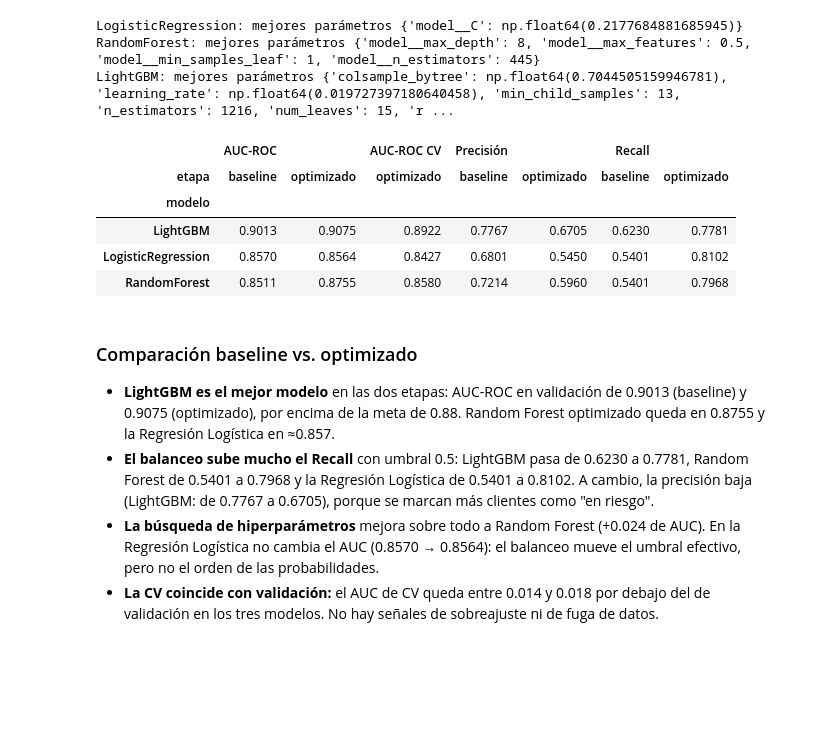
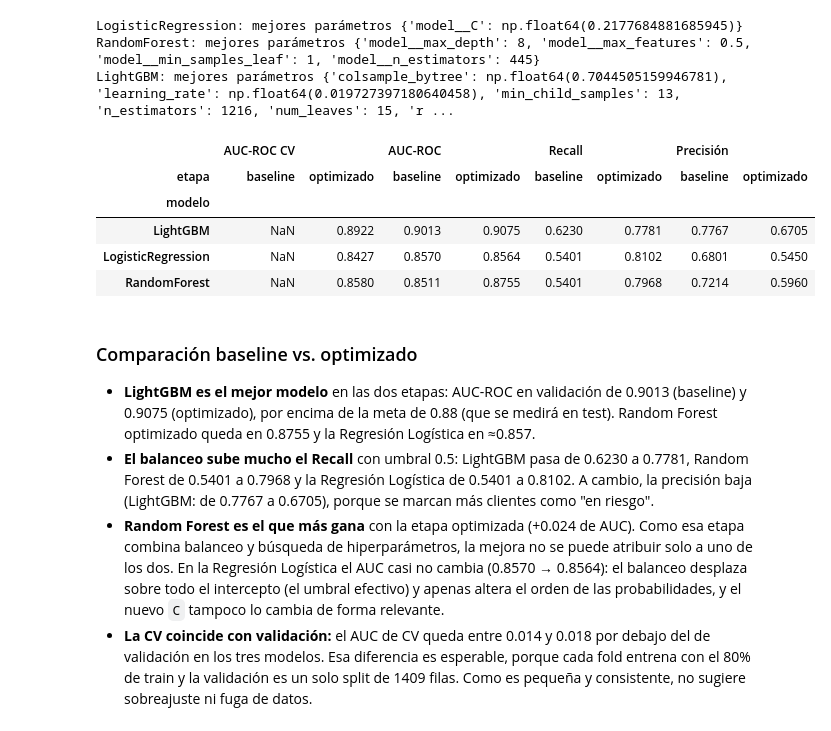
Before and after one commit to carabagiioo/interconnect-churn, a Jupyter notebook: interconnect_churn.ipynb, the cells around one changed output. Cells and saved outputs as stored; diff of their text form; code cells hidden in the pictures; blank space fills up the shorter version.

Commit message:
fix(notebook): address model comparison review notes
Clarify that the 0.88 goal is measured on test, that the optimized stage
mixes balancing and search, and why CV sits slightly below validation.
Show the comparison table in a single, ordered block.

Co-Authored-By: Claude Opus 5.5 <noreply@anthropic.com>

```diff
--- a/interconnect_churn.ipynb
+++ b/interconnect_churn.ipynb
@@ -398,19 +398,22 @@ LogisticRegression: mejores parámetros {'model__C': np.float64(0.21776848816859
 RandomForest: mejores parámetros {'model__max_depth': 8, 'model__max_features': 0.5, 'model__min_samples_leaf': 1, 'model__n_estimators': 445}
 LightGBM: mejores parámetros {'colsample_bytree': np.float64(0.7044505159946781), 'learning_rate': np.float64(0.019727397180640458), 'min_child_samples': 13, 'n_estimators': 1216, 'num_leaves': 15, 'r ...
 # %%
-results.pivot_table(index="modelo", columns="etapa",
-                    values=["AUC-ROC CV", "AUC-ROC", "Recall", "Precisión"]).round(4)
+pd.set_option("display.width", 200)
+(results.pivot_table(index="modelo", columns="etapa", dropna=False,
+                     values=["AUC-ROC CV", "AUC-ROC", "Recall", "Precisión"])
+        .reindex(columns=["AUC-ROC CV", "AUC-ROC", "Recall", "Precisión"], level=0)
+        .round(4))
 # %% [output]
-|  | AUC-ROC |  | AUC-ROC CV | Precisión |  | Recall |  |
-| etapa | baseline | optimizado | optimizado | baseline | optimizado | baseline | optimizado |
-| modelo |  |  |  |  |  |  |  |
-| LightGBM | 0.9013 | 0.9075 | 0.8922 | 0.7767 | 0.6705 | 0.6230 | 0.7781 |
-| LogisticRegression | 0.8570 | 0.8564 | 0.8427 | 0.6801 | 0.5450 | 0.5401 | 0.8102 |
-| RandomForest | 0.8511 | 0.8755 | 0.8580 | 0.7214 | 0.5960 | 0.5401 | 0.7968 |
+|  | AUC-ROC CV |  | AUC-ROC |  | Recall |  | Precisión |  |
+| etapa | baseline | optimizado | baseline | optimizado | baseline | optimizado | baseline | optimizado |
+| modelo |  |  |  |  |  |  |  |  |
+| LightGBM | NaN | 0.8922 | 0.9013 | 0.9075 | 0.6230 | 0.7781 | 0.7767 | 0.6705 |
+| LogisticRegression | NaN | 0.8427 | 0.8570 | 0.8564 | 0.5401 | 0.8102 | 0.6801 | 0.5450 |
+| RandomForest | NaN | 0.8580 | 0.8511 | 0.8755 | 0.5401 | 0.7968 | 0.7214 | 0.5960 |
 # %% [markdown]
 ### Comparación baseline vs. optimizado
 
-- **LightGBM es el mejor modelo** en las dos etapas: AUC-ROC en validación de 0.9013 (baseline) y 0.9075 (optimizado), por encima de la meta de 0.88. Random Forest optimizado queda en 0.8755 y la Regresión Logística en ≈0.857.
+- **LightGBM es el mejor modelo** en las dos etapas: AUC-ROC en validación de 0.9013 (baseline) y 0.9075 (optimizado), por encima de la meta de 0.88 (que se medirá en test). Random Forest optimizado queda en 0.8755 y la Regresión Logística en ≈0.857.
 - **El balanceo sube mucho el Recall** con umbral 0.5: LightGBM pasa de 0.6230 a 0.7781, Random Forest de 0.5401 a 0.7968 y la Regresión Logística de 0.5401 a 0.8102. A cambio, la precisión baja (LightGBM: de 0.7767 a 0.6705), porque se marcan más clientes como "en riesgo".
-- **La búsqueda de hiperparámetros** mejora sobre todo a Random Forest (+0.024 de AUC). En la Regresión Logística no cambia el AUC (0.8570 → 0.8564): el balanceo mueve el umbral efectivo, pero no el orden de las probabilidades.
-- **La CV coincide con validación:** el AUC de CV queda entre 0.014 y 0.018 por debajo del de validación en los tres modelos. No hay señales de sobreajuste ni de fuga de datos.
+- **Random Forest es el que más gana** con la etapa optimizada (+0.024 de AUC). Como esa etapa combina balanceo y búsqueda de hiperparámetros, la mejora no se puede atribuir solo a uno de los dos. En la Regresión Logística el AUC casi no cambia (0.8570 → 0.8564): el balanceo desplaza sobre todo el intercepto (el umbral efectivo) y apenas altera el orden de las probabilidades, y el nuevo `C` tampoco lo cambia de forma relevante.
+- **La CV coincide con validación:** el AUC de CV queda entre 0.014 y 0.018 por debajo del de validación en los tres modelos. Esa diferencia es esperable, porque cada fold entrena con el 80% de train y la validación es un solo split de 1409 filas. Como es pequeña y consistente, no sugiere sobreajuste ni fuga de datos.
```
